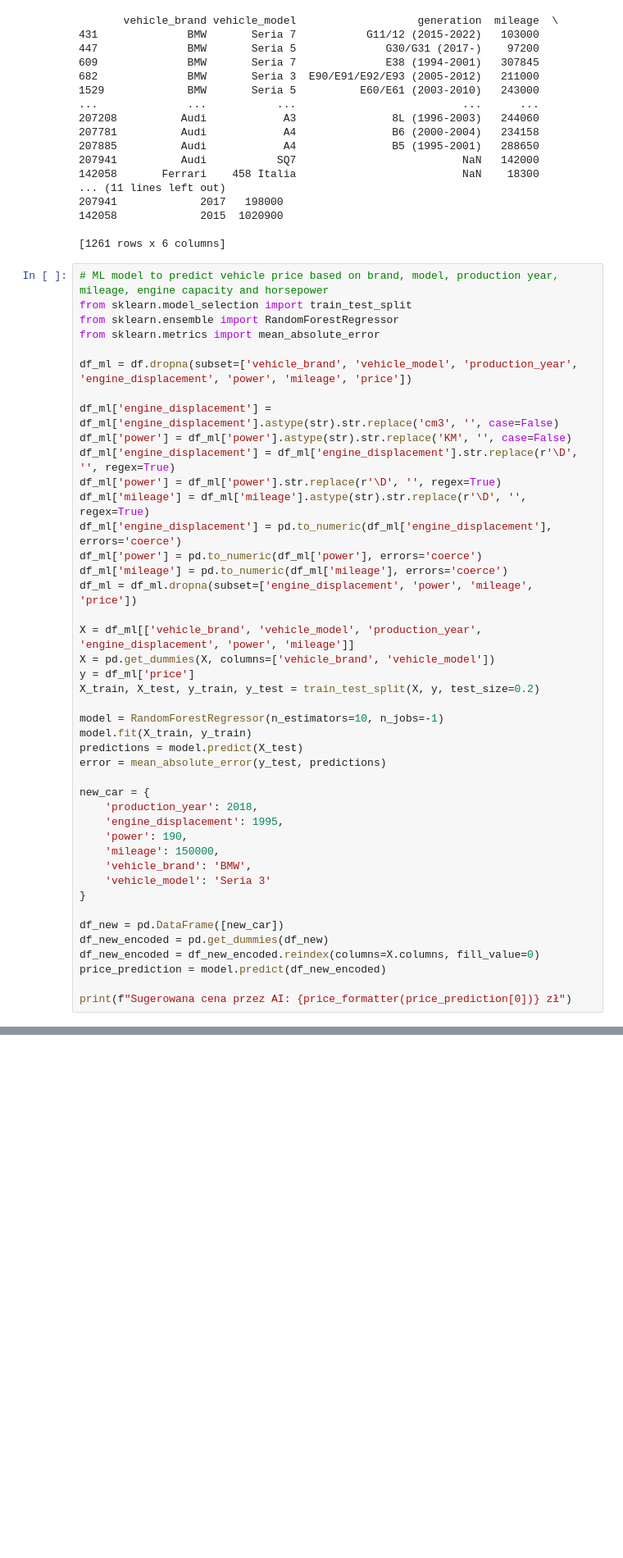
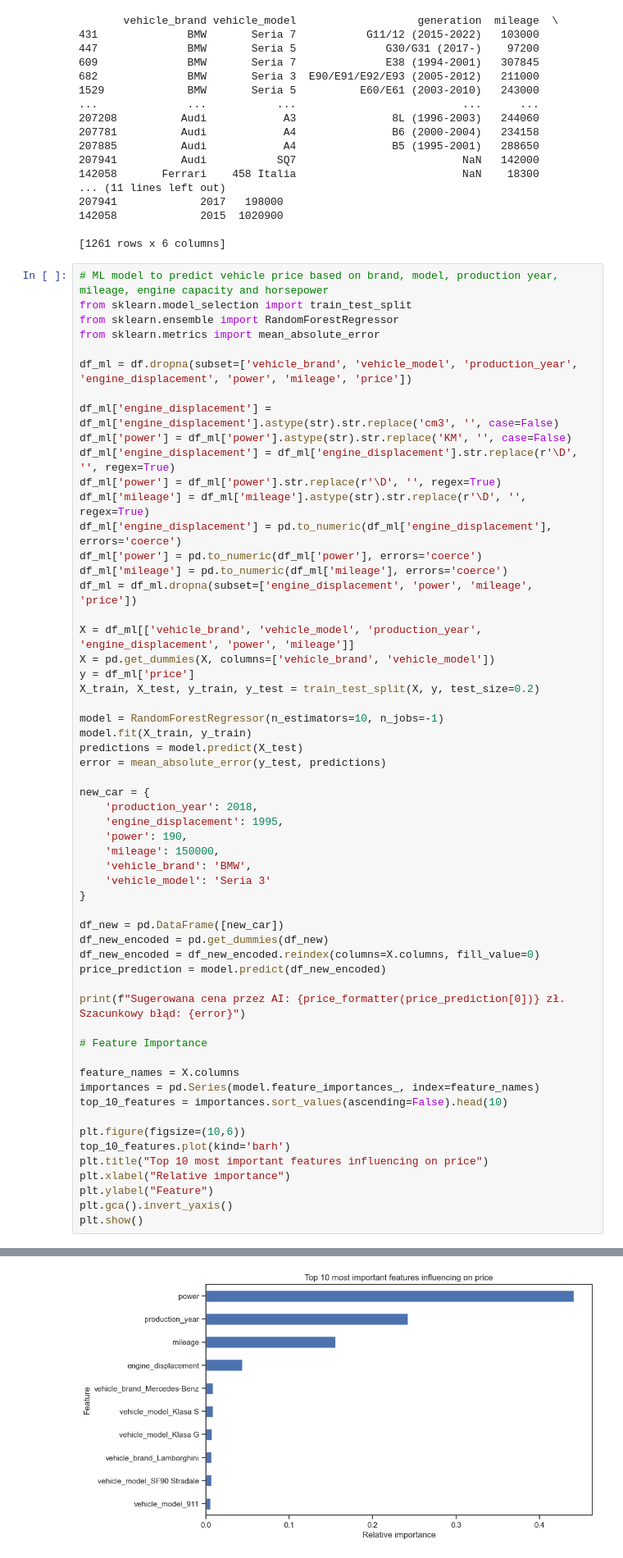
Before and after one commit to MatAbra06/otomoto-analysis, a Jupyter notebook: otomoto-analysis.ipynb, the cells around one changed output, grey strips where cells are left out. Shown at 82% size. Cells and saved outputs as stored; diff of their text form; blank space fills up the shorter version.

Commit message:
Created feature importance graph

```diff
--- a/otomoto-analysis.ipynb
+++ b/otomoto-analysis.ipynb
@@ -192,5 +192,19 @@ df_new_encoded = pd.get_dummies(df_new)
 df_new_encoded = df_new_encoded.reindex(columns=X.columns, fill_value=0)
 price_prediction = model.predict(df_new_encoded)
 
-print(f"Sugerowana cena przez AI: {price_formatter(price_prediction[0])} zł")
+print(f"Sugerowana cena przez AI: {price_formatter(price_prediction[0])} zł. Szacunkowy błąd: {error}")
+
+# Feature Importance
+
+feature_names = X.columns
+importances = pd.Series(model.feature_importances_, index=feature_names)
+top_10_features = importances.sort_values(ascending=False).head(10)
+
+plt.figure(figsize=(10,6))
+top_10_features.plot(kind='barh')
+plt.title("Top 10 most important features influencing on price")
+plt.xlabel("Relative importance")
+plt.ylabel("Feature")
+plt.gca().invert_yaxis()
+plt.show()
 # %% [output]
@@ -197,0 +212 @@ Sugerowana cena przez AI: 102 011 zł
+[figure, added]
```
Also changed, not shown: parts of 2 cells of this notebook.
